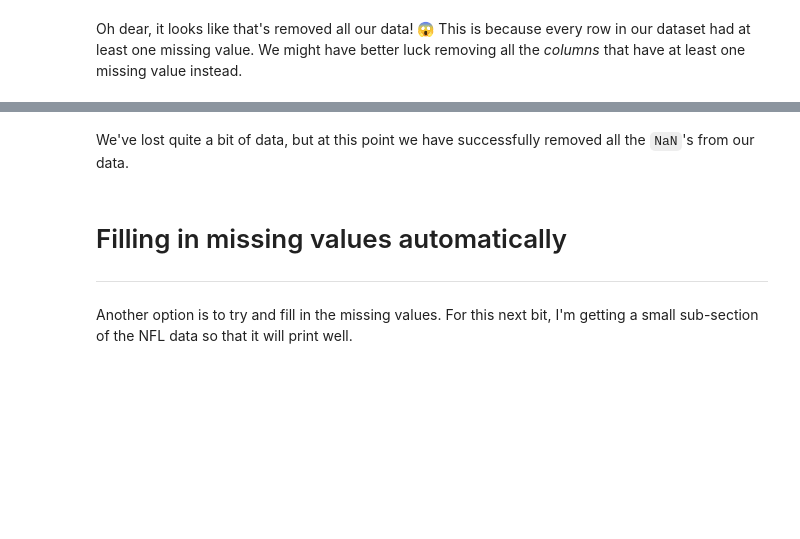
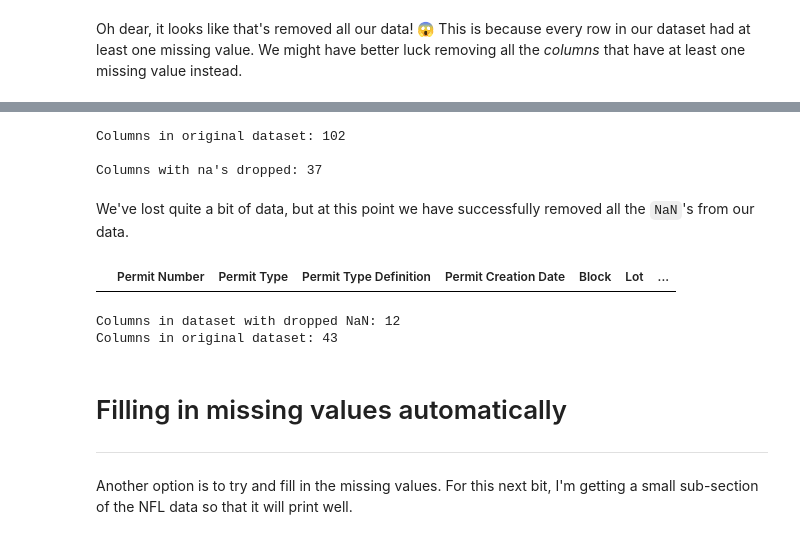
Before and after one commit to jgp-13/kaggle-data-cleaning-challenge, a Jupyter notebook: notebooks/nb1-data-cleaning-challenge-handling-missing-values.ipynb, the cells around one changed output, grey strips where cells are left out. Saved outputs shown, nothing was run; the diff lists cells and outputs as text; code cells hidden in the pictures; blank space fills up the shorter version.

```diff
--- a/notebooks/nb1-data-cleaning-challenge-handling-missing-values.ipynb
+++ b/notebooks/nb1-data-cleaning-challenge-handling-missing-values.ipynb
@@ -30,14 +34,10 @@ The first thing we'll need to do is load in the libraries and datasets we'll be
 # %%
-# modules we'll use
-import pandas as pd
-import numpy as np
-
 pd.set_option('display.max_columns', None)    # Setting this option will print all collumns of a dataframe
 pd.set_option('display.max_colwidth', None)   # Setting this option will print all of the data in a feature
 
 # read in all our data
-nfl_data = pd.read_csv("../data/raw/NFL Play by Play 2009-2017 (v4).csv", low_memory=False)
-sf_permits = pd.read_csv("../data/raw/Building_Permits.csv", low_memory=False)
+nfl_data =   pd.read_csv("../data/d0-raw/NFL Play by Play 2009-2017 (v4).csv", low_memory=False)
+sf_permits = pd.read_csv("../data/d0-raw/Building_Permits.csv", low_memory=False)
 
 # set seed for reproducibility
 np.random.seed(0)
@@ -176,12 +197,27 @@ columns_with_na_dropped.head()
 # just how much data did we lose?
 print("Columns in original dataset: %d \n" % nfl_data.shape[1])
 print("Columns with na's dropped: %d" % columns_with_na_dropped.shape[1])
+# %% [output]
+Columns in original dataset: 102
+
+Columns with na's dropped: 37
 # %% [markdown]
 We've lost quite a bit of data, but at this point we have successfully removed all the `NaN`'s from our data.
 # %%
 # Your turn! Try removing all the rows from the sf_permits dataset that contain missing values. How many are left?
+sf_permits.dropna(axis=0)
+# %% [output]
+|  | Permit Number | Permit Type | Permit Type Definition | Permit Creation Date | Block | Lot | ... |
 # %%
 # Now try removing all the columns with empty values. Now how much of your data is left?
+sf_permits_dropna = sf_permits.dropna(axis=1)
+sf_permits_dropna.sample(5)
+
+print(f"Columns in dataset with dropped NaN: {sf_permits_dropna.shape[1]}")
+print(f"Columns in original dataset: {sf_permits.shape[1]}")
+# %% [output]
+Columns in dataset with dropped NaN: 12
+Columns in original dataset: 43
 # %% [markdown]
 # Filling in missing values automatically
 _____
```
Also changed, not shown: parts of 9 cells of this notebook, 2 other files.
